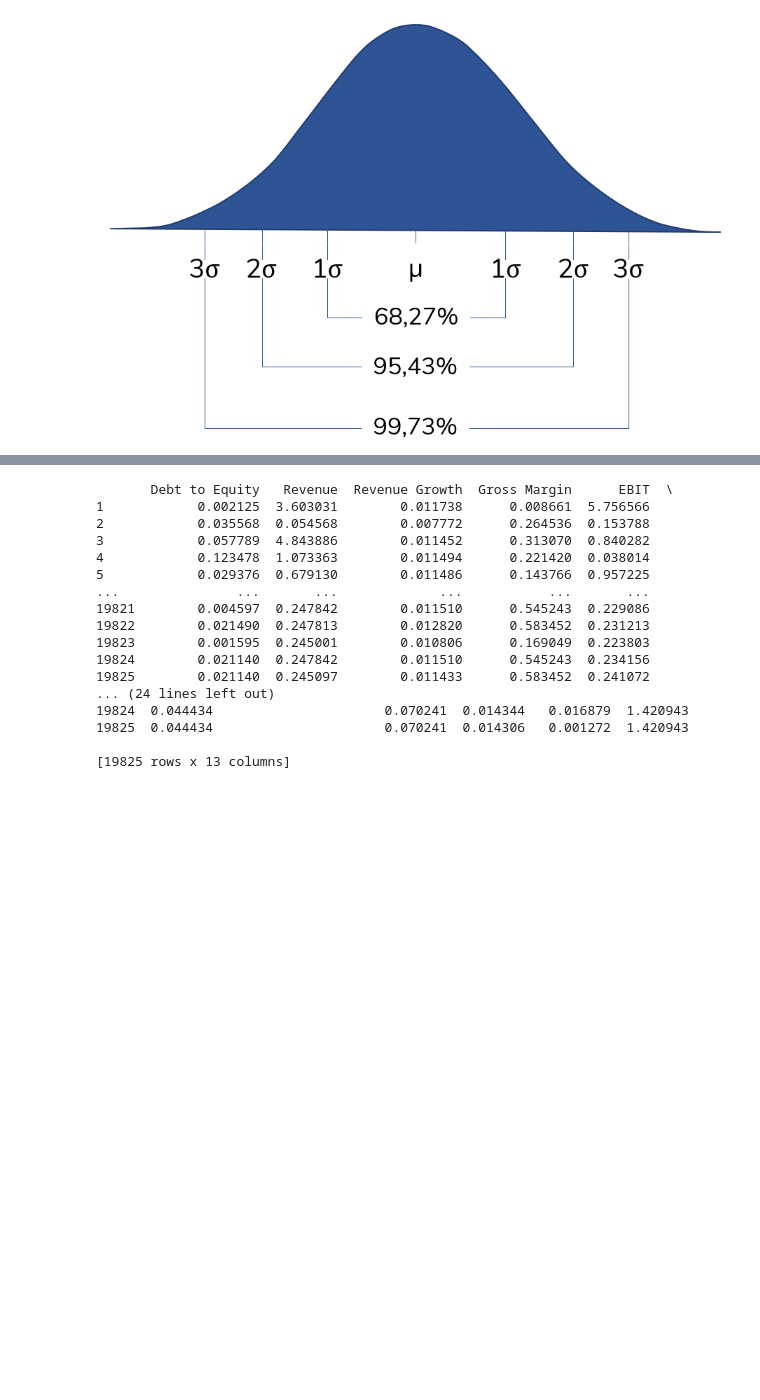
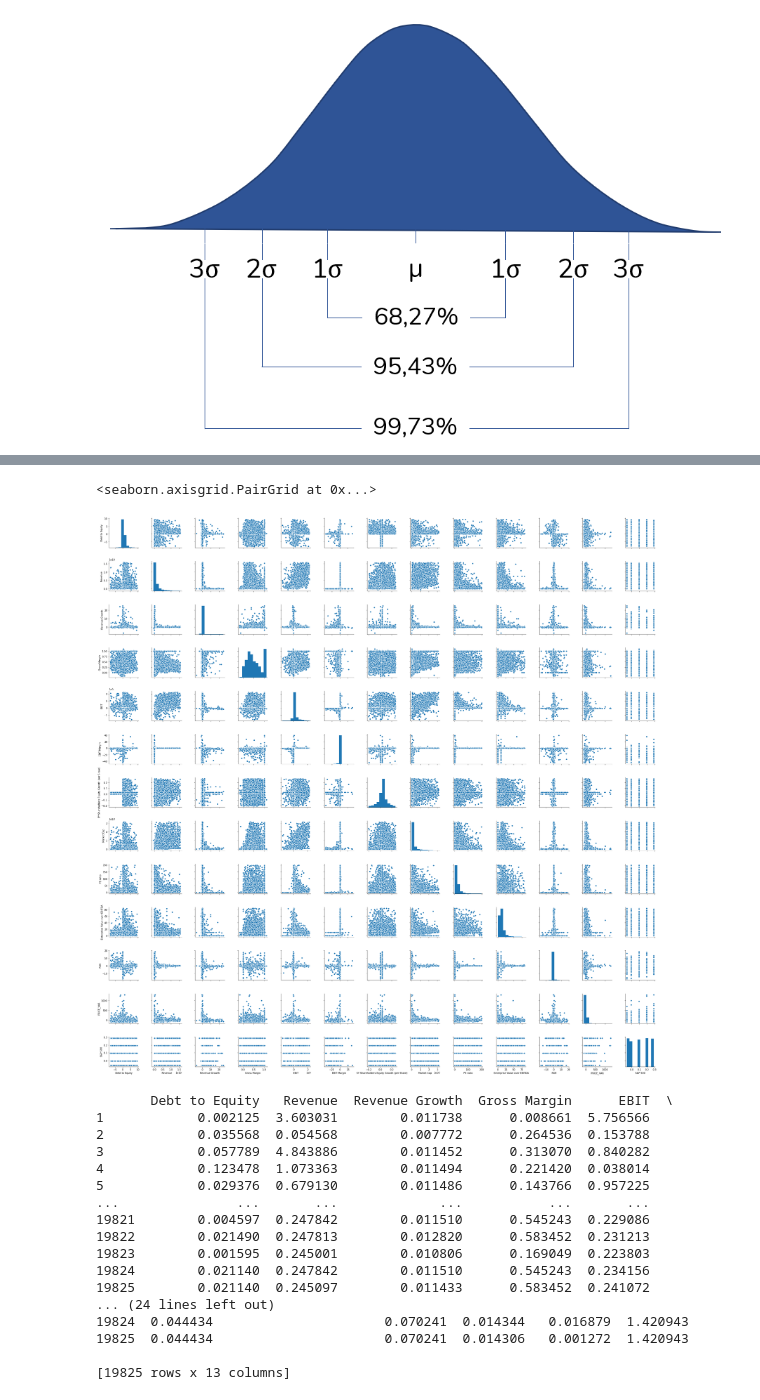
Before and after one commit to lonyty/MachineLearning, a Jupyter notebook: Data Cleaning.ipynb, the cells around one changed output, grey strips where cells are left out. Drawn from its saved outputs; the diff is of its cells as text; code cells hidden in the pictures; blank space fills up the shorter version.

```diff
--- a/Data Cleaning.ipynb
+++ b/Data Cleaning.ipynb
@@ -311,3 +355,8 @@ Image(filename='Normalverteilung.png')
+# %%
+sns.pairplot(dfn)
+# %% [output]
+<seaborn.axisgrid.PairGrid at 0x...>
+[figure, added]
 # %%
 from scipy import stats
 a = np.arange(1,19826)
```
Also changed, not shown: parts of 6 cells of this notebook.
